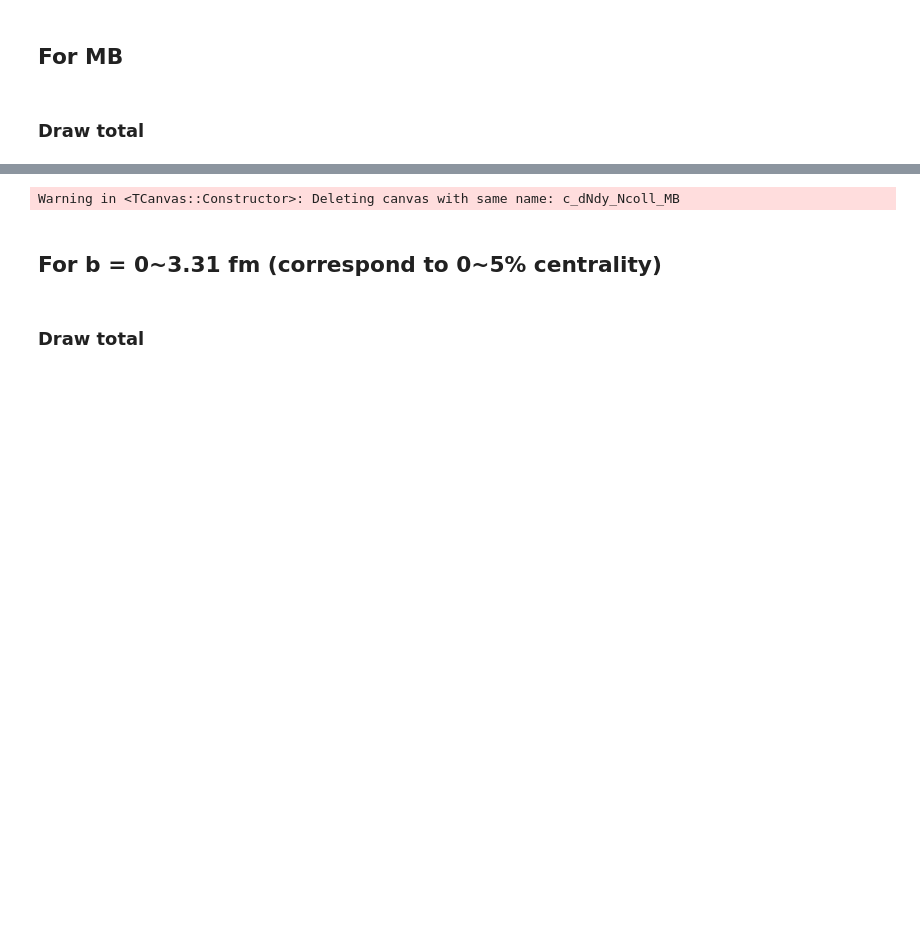
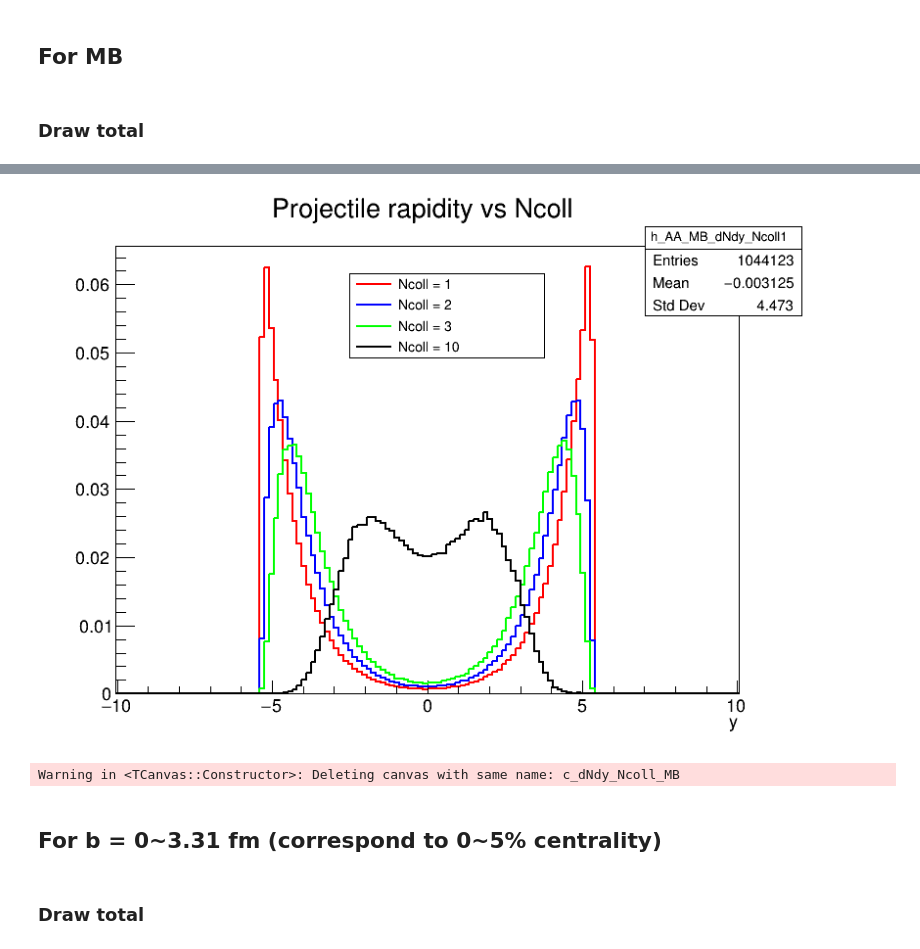
Before and after one commit to Castersorium/runglauber_BT, a Jupyter notebook: BT/JupyNotes/DrawHist_AA_Cpp.ipynb, the cells around one changed output, grey strips where cells are left out. Drawn from its saved outputs; the diff is of its cells as text; code cells hidden in the pictures; blank space fills up the shorter version.

```diff
--- a/BT/JupyNotes/DrawHist_AA_Cpp.ipynb
+++ b/BT/JupyNotes/DrawHist_AA_Cpp.ipynb
@@ -91,7 +90,7 @@ h_AA_MB_dNdy_NcollL->GetXaxis()->SetTitle("y");
 # %% [markdown]
 ### Draw total
 # %%
-auto c_dNdy_Ncoll_MB = new TCanvas("c_dNdy_Ncoll_MB", "pA projectile dNdy", 800, 800);
+auto c_dNdy_Ncoll_MB = new TCanvas("c_dNdy_Ncoll_MB", "pA projectile dNdy", 800, 600);
 
 h_AA_MB_dNdy_Ncoll1->GetXaxis()->SetRangeUser(-10,10);
 
@@ -113,3 +111,4 @@ c_dNdy_Ncoll_MB->Draw();
+[figure, added]
 Warning in <TCanvas::Constructor>: Deleting canvas with same name: c_dNdy_Ncoll_MB
 # %% [markdown]
 ## For b = 0~3.31 fm (correspond to 0~5% centrality)
```
Also changed, not shown: parts of 10 cells of this notebook, 2 other files.
